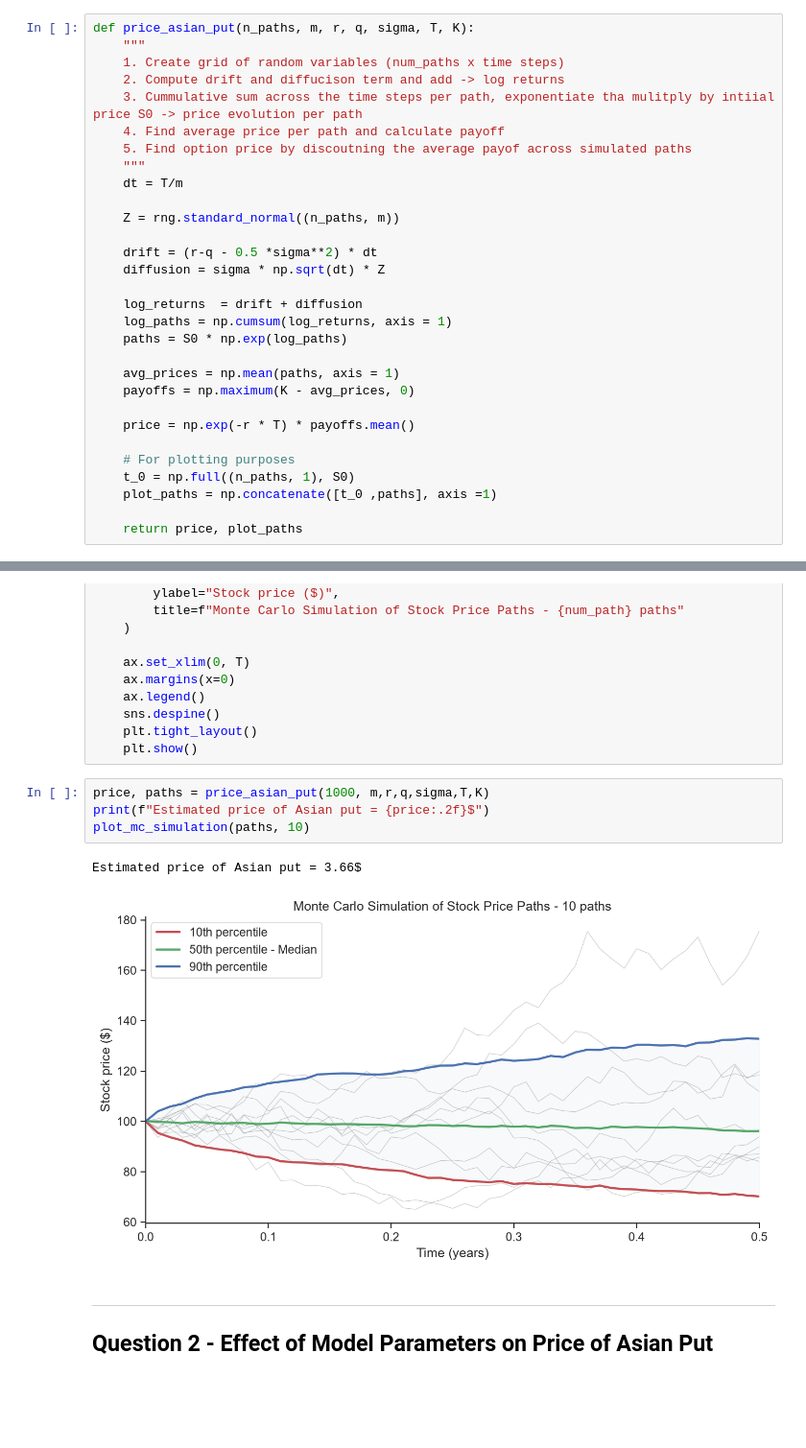
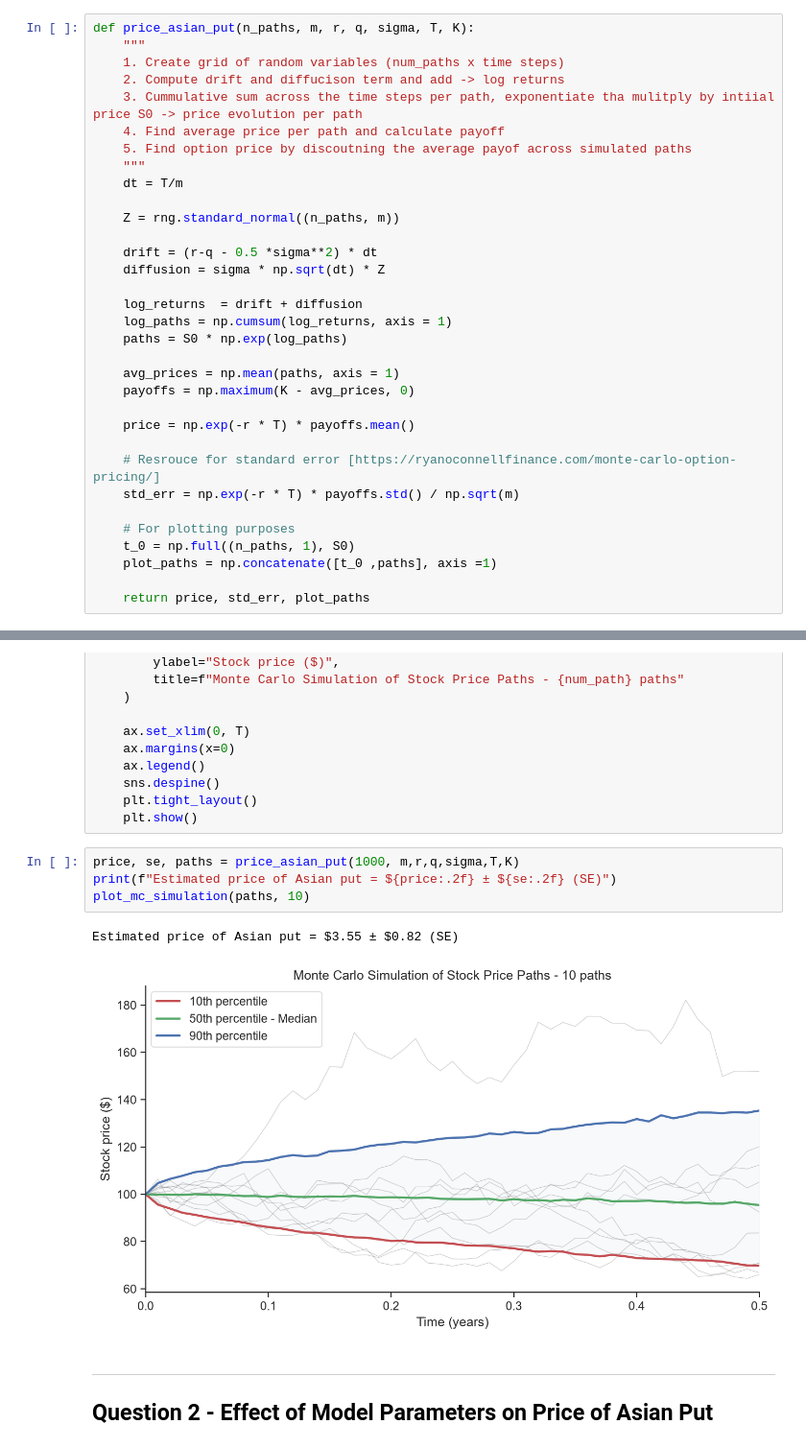
Before and after one commit to JoshECampbell/Path-Dependent-Options, a Jupyter notebook: path_dep_options.ipynb, the cells around one changed output, grey strips where cells are left out. Shown at 96% size. Cells and saved outputs as stored; diff of their text form; blank space fills up the shorter version.

Commit message:
Added SE for price of Asian put

```diff
--- a/path_dep_options.ipynb
+++ b/path_dep_options.ipynb
@@ -48,11 +48,14 @@ def price_asian_put(n_paths, m, r, q, sigma, T, K):
 
     price = np.exp(-r * T) * payoffs.mean()
 
+    # Resrouce for standard error [https://ryanoconnellfinance.com/monte-carlo-option-pricing/]
+    std_err = np.exp(-r * T) * payoffs.std() / np.sqrt(m)
+
     # For plotting purposes
     t_0 = np.full((n_paths, 1), S0)
     plot_paths = np.concatenate([t_0 ,paths], axis =1)
 
-    return price, plot_paths
+    return price, std_err, plot_paths
 # %%
 def plot_mc_simulation(plot_paths:np.ndarray, num_path: int = 10):
     sns.set_theme(style="ticks", context="paper", font_scale=1.25)
@@ -89,12 +92,12 @@ def plot_mc_simulation(plot_paths:np.ndarray, num_path: int = 10):
     plt.tight_layout()
     plt.show()
 # %%
-price, paths = price_asian_put(1000, m,r,q,sigma,T,K)
-print(f"Estimated price of Asian put = {price:.2f}$")
+price, se, paths = price_asian_put(1000, m,r,q,sigma,T,K)
+print(f"Estimated price of Asian put = ${price:.2f} ± ${se:.2f} (SE)")
 plot_mc_simulation(paths, 10)
 # %% [output]
-Estimated price of Asian put = 3.66$
+Estimated price of Asian put = $3.55 ± $0.82 (SE)
-[figure, old version]
+[figure, new version]
 # %% [markdown]
 ___
 
```
